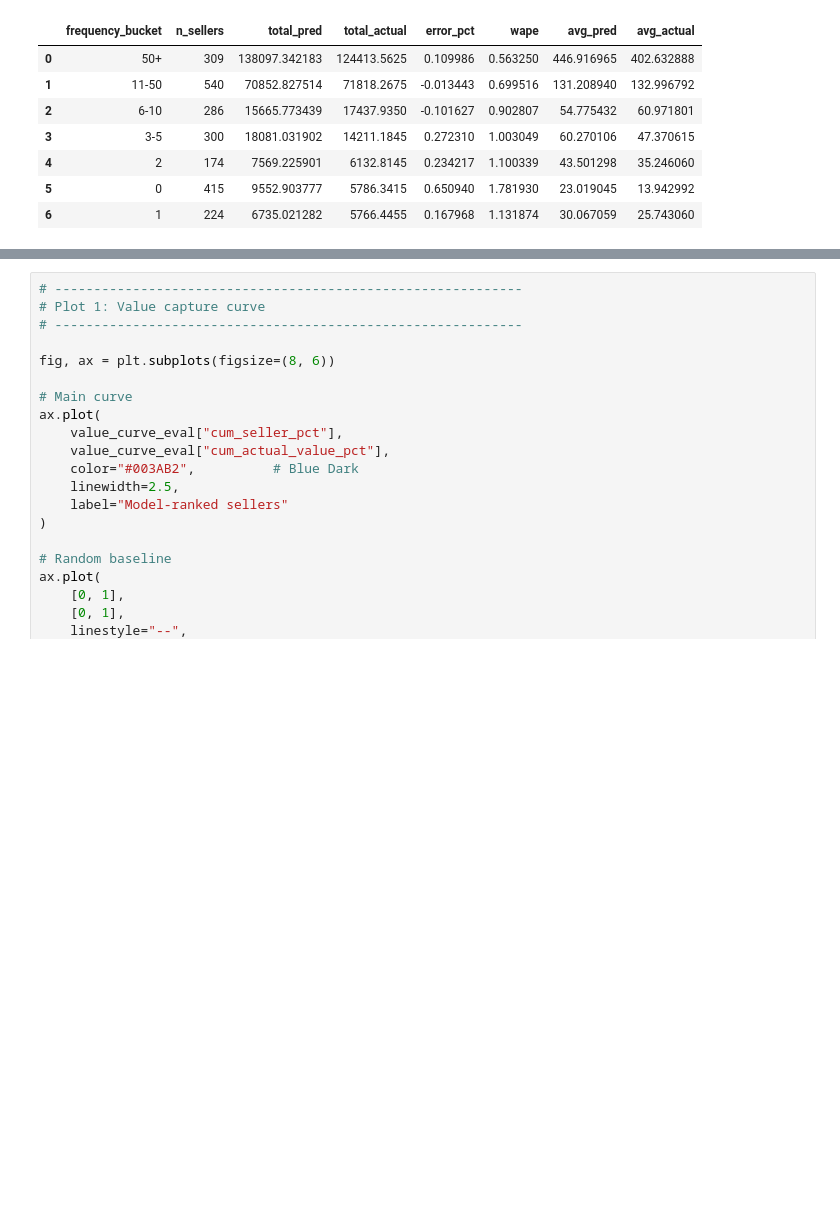
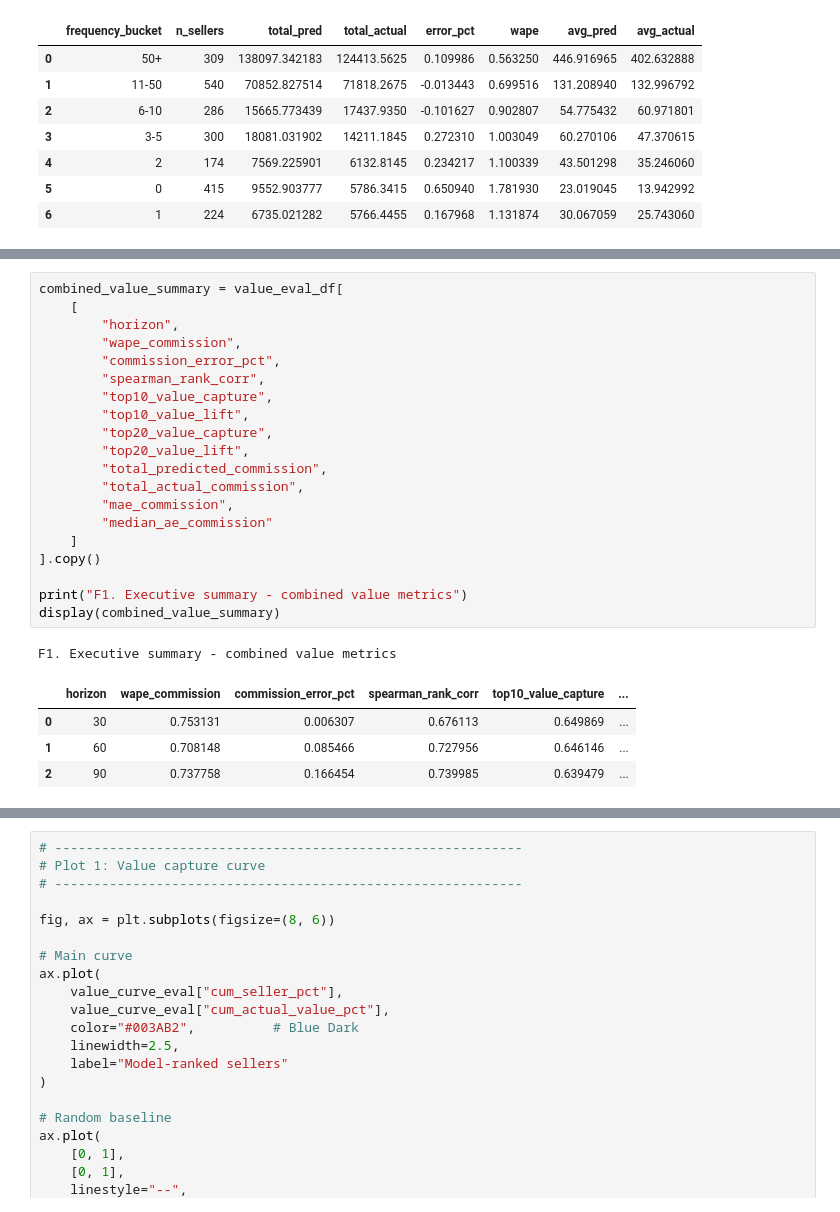
Before and after one commit to Dungxdseb/marketing-driven-data-unlock, a Jupyter notebook: notebooks/metrics_and_plots.ipynb, the cells around one changed output, grey strips where cells are left out. Cells and saved outputs as stored; diff of their text form; blank space fills up the shorter version.

Commit message:
Add charts for metrics

```diff
--- a/notebooks/metrics_and_plots.ipynb
+++ b/notebooks/metrics_and_plots.ipynb
@@ -1575,0 +2399,26 @@ Thứ tự plot mới:
+# %%
+combined_value_summary = value_eval_df[
+    [
+        "horizon",
+        "wape_commission",
+        "commission_error_pct",
+        "spearman_rank_corr",
+        "top10_value_capture",
+        "top10_value_lift",
+        "top20_value_capture",
+        "top20_value_lift",
+        "total_predicted_commission",
+        "total_actual_commission",
+        "mae_commission",
+        "median_ae_commission"
+    ]
+].copy()
+
+print("F1. Executive summary - combined value metrics")
+display(combined_value_summary)
+# %% [output]
+F1. Executive summary - combined value metrics
+|  | horizon | wape_commission | commission_error_pct | spearman_rank_corr | top10_value_capture | ... |
+| 0 | 30 | 0.753131 | 0.006307 | 0.676113 | 0.649869 | ... |
+| 1 | 60 | 0.708148 | 0.085466 | 0.727956 | 0.646146 | ... |
+| 2 | 90 | 0.737758 | 0.166454 | 0.739985 | 0.639479 | ... |
```
Also changed, not shown: parts of 17 cells of this notebook.
